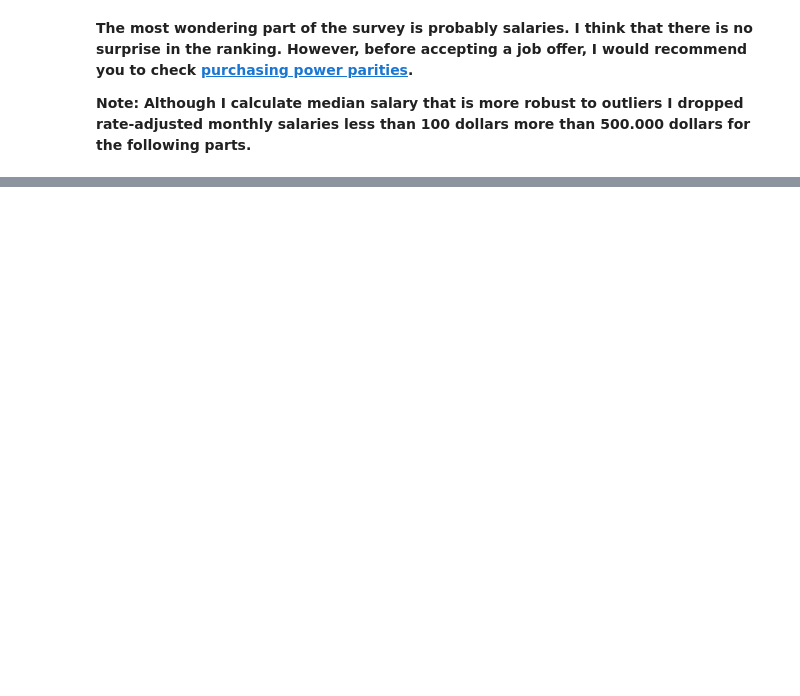
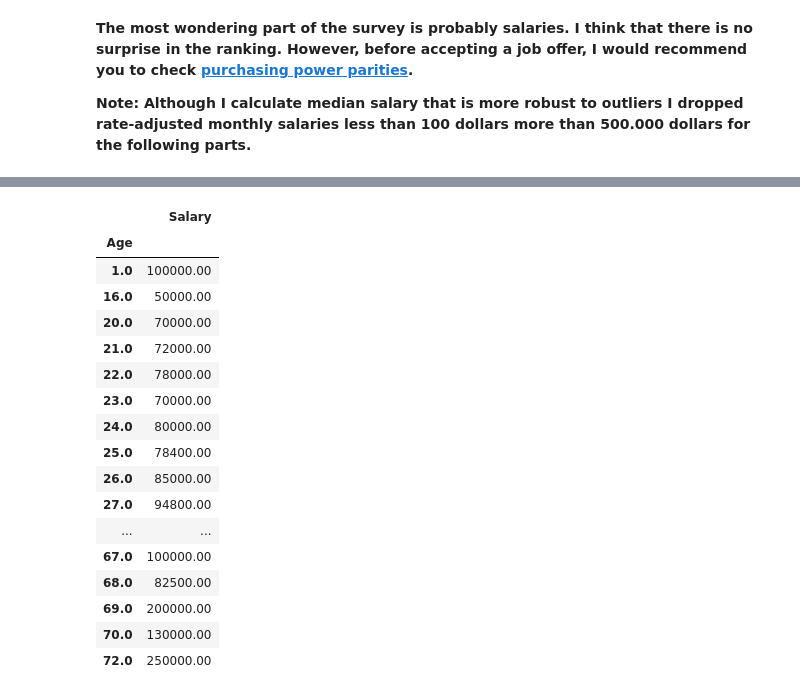
Before and after one commit to TelRich/Multiple_Choice_Response_Analysis, a Jupyter notebook: plotly_a.ipynb, the cells around one changed output, grey strips where cells are left out. Saved outputs shown, nothing was run; the diff lists cells and outputs as text; code cells hidden in the pictures; blank space fills up the shorter version.

```diff
--- a/plotly_a.ipynb
+++ b/plotly_a.ipynb
@@ -294,0 +298,28 @@ trace = go.Bar()
+# %%
+us_group = us_salary.groupby('Age')['Salary'].median().to_frame()
+non_us_group = non_us_salary('Age')['Salary'].median().to_frame()
+
+trace0 = go.Scatter(
+    x = non_us_group.index,
+    y = us_group['Salary'].round(-2),
+    name = 'US'
+)
+# %% [output]
+|  | Salary |
+| Age |  |
+| 1.0 | 100000.00 |
+| 16.0 | 50000.00 |
+| 20.0 | 70000.00 |
+| 21.0 | 72000.00 |
+| 22.0 | 78000.00 |
+| 23.0 | 70000.00 |
+| 24.0 | 80000.00 |
+| 25.0 | 78400.00 |
+| 26.0 | 85000.00 |
+| 27.0 | 94800.00 |
+| ... | ... |
+| 67.0 | 100000.00 |
+| 68.0 | 82500.00 |
+| 69.0 | 200000.00 |
+| 70.0 | 130000.00 |
+| 72.0 | 250000.00 |
```
Also changed, not shown: parts of 3 cells of this notebook.
